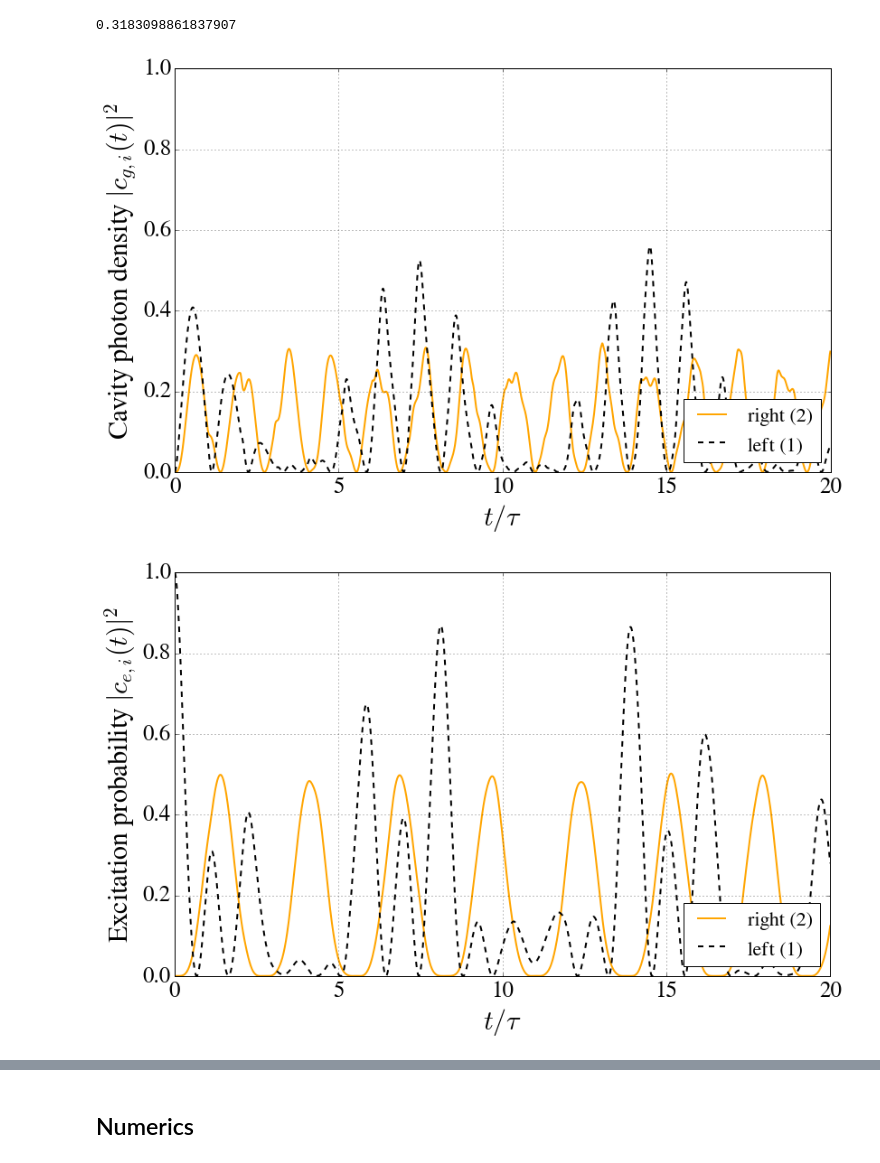
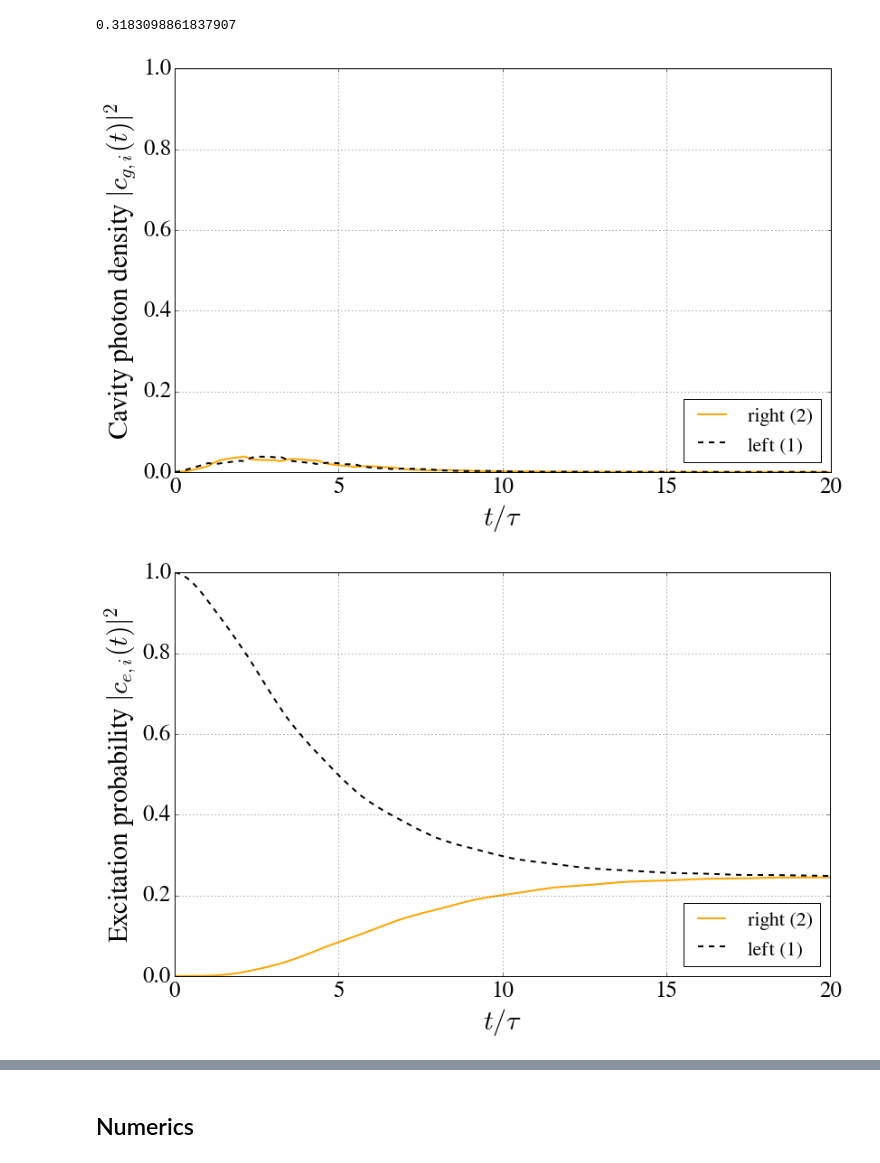
Before and after one commit to nemetniki/with-Andreas, a Jupyter notebook: CCQED.ipynb, the cells around one changed output, grey strips where cells are left out. Drawn from its saved outputs; the diff is of its cells as text; code cells hidden in the pictures.

```diff
--- a/CCQED.ipynb
+++ b/CCQED.ipynb
@@ -101,15 +101,15 @@ eqnsSTmany = {
 paramsST = {
             'Delta': 0.,#<2pi/tau
             'g1'   : 16.,
-            'g2'   : 8.,
-            'v1'   : 16.,
-            'v2'   : 16.,
-            'kap1' : 0.,#1.200000,
-            'kap2' : 0.,#1.200000,
-            'tau'  : pi/16.,
+            'g2'   : 16.,
+            'v1'   : 128.,
+            'v2'   : 128.,
+            'kap1' : 32.000,
+            'kap2' : 32.000,
+            'tau'  : pi/128.,
             'r'    : 1.,
             'gam'  : 0.,#5.2,
-            'kapi' : 0.#2
+            'kapi' : 0.2
                         }
 
 
@@ -146,37 +146,37 @@ plt.hold(True)
 plt.plot(tSTmany,np.abs(cg1STmany)**2,linewidth=2.0,label='left (1)',color='k',ls='--')
 plt.xlabel('$t/\\tau$',fontsize=30.)
 plt.ylim(0,1)
-#plt.xlim(0,3)
+#plt.xlim(0,10)
 plt.ylabel('Cavity photon density $|c_{g,i}(t)|^2$',fontsize=30.)
 plt.legend(loc='lower right',fontsize = 22)
 plt.grid(True)
 plt.figure(2,figsize=(13,8))
 plt.ylim(0,1)
 plt.plot(tSTmany,np.abs(ce2STmany)**2,linewidth=2.0,label='right (2)',color = 'orange')
 plt.hold(True)
 plt.plot(tSTmany,np.abs(ce1STmany)**2,linewidth=2.0,label='left (1)',color='k',ls='--')
 plt.xlabel('$t/\\tau$',fontsize=30.)
 plt.ylabel('Excitation probability $|c_{e,i}(t)|^2$',fontsize=30.)
 plt.legend(loc='lower right',fontsize = 22)
-#plt.xlim(0,3)
+#plt.xlim(0,10)
 plt.grid(True)
 plt.figure(3,figsize=(13,8))
 plt.plot(tSTmany,1-(np.abs(ce1STmany)**2+np.abs(ce2STmany)**2+np.abs(cg1STmany)**2+np.abs(cg2STmany)**2),\
          linewidth=3.0,label='multi-delay',color='b',ls='-.')
 plt.xlabel('$t/\\tau$',fontsize=30.)
 plt.ylabel('Outer photon density $\sum_{q^\prime}|c_{g,q^\prime}(t)|^2$',fontsize=30.)
 #plt.legend(loc='upper right',fontsize = 22)
 #plt.xlim(0,3)
 plt.grid(True)
 plt.figure(4,figsize=(13,8))
 plt.plot(tSTmany,2*np.abs(np.conjugate(ce1STmany)*ce2STmany),\
-         linewidth=3.0,label='multi-delay',color='b',ls='-.')
+         linewidth=2.0,label='multi-delay',color='green',ls='-')
 plt.xlabel('$t/\\tau$',fontsize=30.)
 plt.ylabel('Concurrence $\left|c_{e,1}^*(t)c_{e,2}(t)\\right|$',fontsize=30.)
 #plt.legend(loc='upper right',fontsize = 22)
-#plt.xlim(0,3)
+#plt.xlim(0,10)
 plt.grid(True)
 plt.show()
 # %% [output]
-[figure, old version]
+[figure, new version]
-[figure, old version]
+[figure, new version]
```
Also changed, not shown: parts of 1 cell of this notebook.
